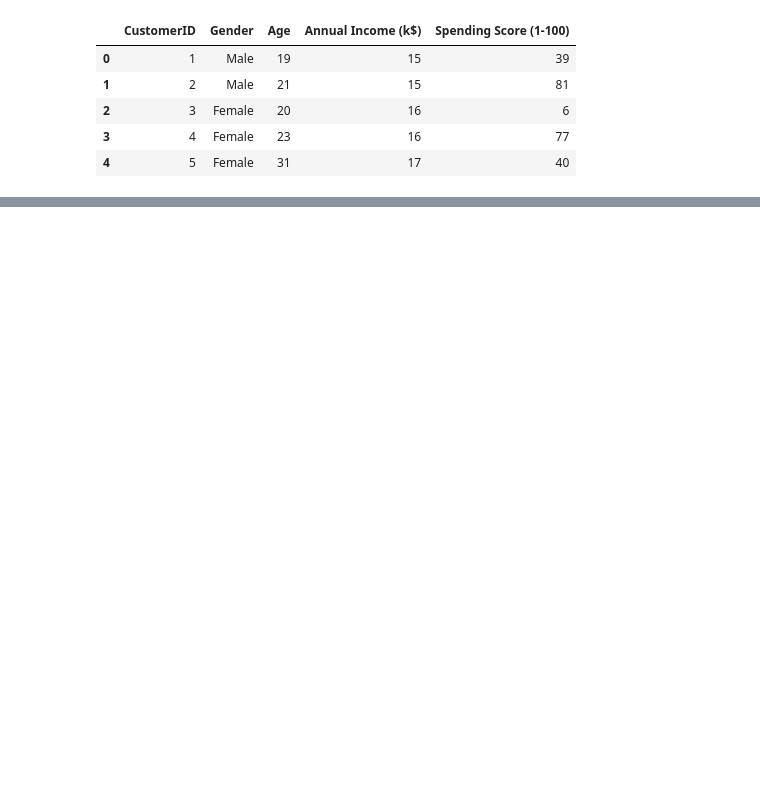
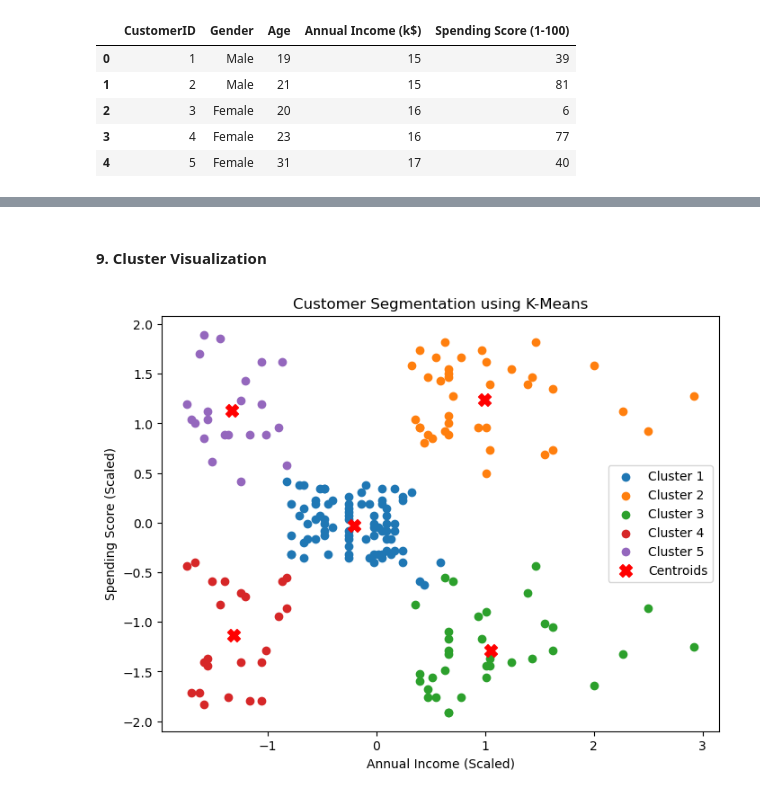
Before and after one commit to pawarsakshi6080-cloud/Customer-Segmentation-Project-, a Jupyter notebook: customer_segmentation.ipynb, the cells around one changed output, grey strips where cells are left out. Saved outputs shown, nothing was run; the diff lists cells and outputs as text; code cells hidden in the pictures; blank space fills up the shorter version.

```diff
--- a/customer_segmentation.ipynb
+++ b/customer_segmentation.ipynb
@@ -13,0 +105,2 @@ df.head()
+# %%
+kmeans = KMeans(n_clusters = 5, random_state = 0)
@@ -13,0 +113,2 @@ df.head()
+# %%
+y_cluster = kmeans.predict(X)       #--Prediction
@@ -13,0 +118,26 @@ df.head()
+# %% [markdown]
+#### 9. Cluster Visualization
+# %%
+plt.figure(figsize = (8,6))
+
+plt.scatter(X[y_cluster==0,0],X[y_cluster==0,1],label="Cluster 1")
+plt.scatter(X[y_cluster==1,0],X[y_cluster==1,1],label="Cluster 2")
+plt.scatter(X[y_cluster==2,0],X[y_cluster==2,1],label="Cluster 3")
+plt.scatter(X[y_cluster==3,0],X[y_cluster==3,1],label="Cluster 4")
+plt.scatter(X[y_cluster==4,0],X[y_cluster==4,1],label="Cluster 5")
+
+# Cluster Centers (Centroid)
+plt.scatter(kmeans.cluster_centers_[:,0],
+            kmeans.cluster_centers_[:,1],
+            s=100,
+            c='red',
+            marker='X',
+            label='Centroids')
+
+plt.xlabel("Annual Income (Scaled)")
+plt.ylabel("Spending Score (Scaled)")
+plt.title("Customer Segmentation using K-Means")
+plt.legend()
+plt.show()
+# %% [output]
+[figure, added]
```
Also changed, not shown: parts of 29 cells of this notebook.
